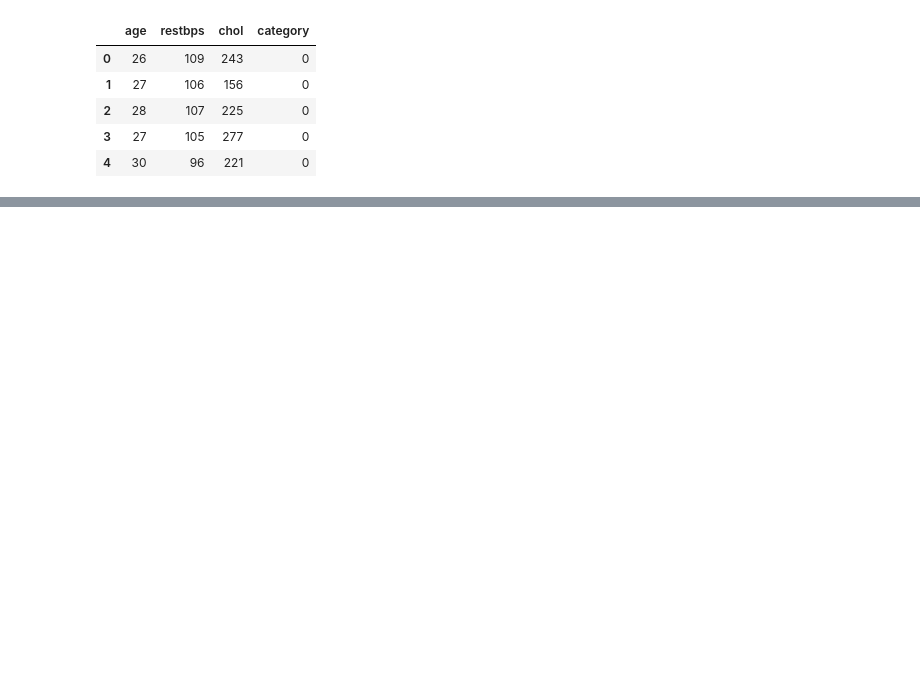
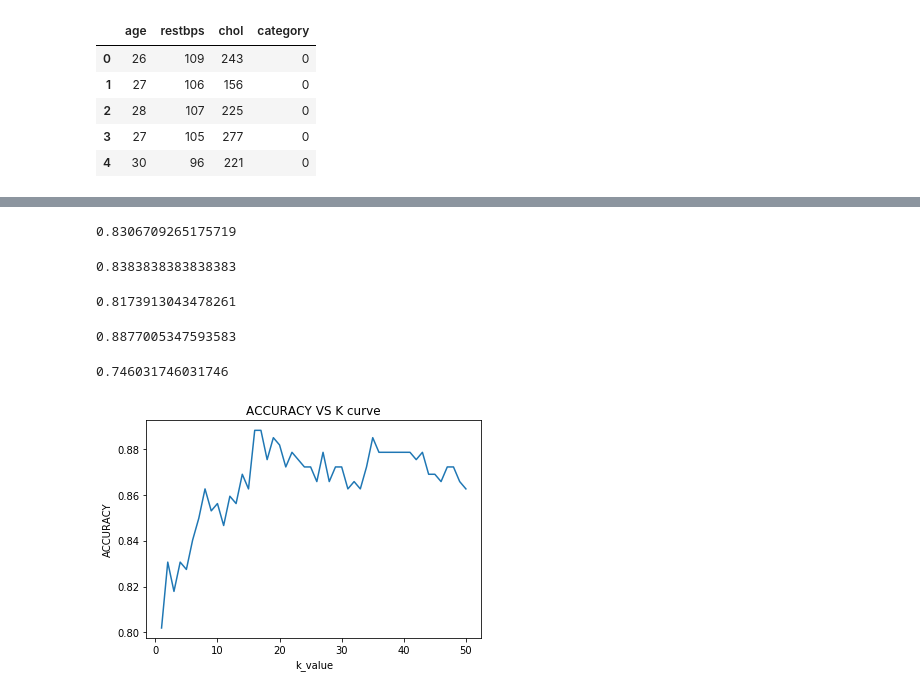
Before and after one commit to varundesai10/ELL409_Assignment1, a Jupyter notebook: K_Nearest_Neighbour.ipynb, the cells around one changed output, grey strips where cells are left out. Drawn from its saved outputs; the diff is of its cells as text; code cells hidden in the pictures; blank space fills up the shorter version.

```diff
--- a/K_Nearest_Neighbour.ipynb
+++ b/K_Nearest_Neighbour.ipynb
@@ -26,9 +36,9 @@ X_1 = np.array(X_11[:210, :3])
 no_of_classes = 2;
 # %%
 def euclidean_distance(X_1, X_2):
-    distance_square = np.sum(np.square(X_1 - X_2), axis = 1, keepdims =True)
+    distance_square = np.sum(np.square(X_1 - X_2), axis = 0, keepdims =True)
 
-    return math.sqrt(distance)
+    return math.sqrt(distance_square)
 # %%
 # Locate the most similar k neighbors
 def get_neighbors(X_train, X, k):
@@ -53,3 +63,9 @@ def predict_regression(X_train, X, k):
     output_values = [row[-1] for row in k_neighbors]
     prediction = sum(output_values) / float(len(output_values))
     return prediction
+# %%
+#computing accuracy on test data.
+C = np.zeros((2,2)) #[[]]
+for i in range((X_test.shape[0])):
+    y_pred = predict_classification(X_train, X_test[i], 4)
+    C[y_pred, Y_test[i]] += 1
@@ -55,0 +77,51 @@ def predict_regression(X_train, X, k):
+# %%
+acc = (C[0,0] + C[1,1])/np.sum(C)
+print(acc)
+# %% [output]
+0.8306709265175719
+# %%
+neg_predictivity = (C[0,0])/(C[0,0] + C[0,1])
+neg_predictivity
+# %% [output]
+0.8383838383838383
+# %%
+precision = (C[1,1])/(C[1,0] + C[1,1])
+precision
+# %% [output]
+0.8173913043478261
+# %%
+Recall = (C[0,0])/(C[0,0] + C[1,0])
+Recall
+# %% [output]
+0.8877005347593583
+# %%
+Specificity = (C[1,1])/(C[0,1] + C[1,1])
+Specificity
+# %% [output]
+0.746031746031746
+# %%
+from tqdm import tqdm
+Precision = []
+Recall = []
+ACC = []
+F1_score = []
+kk = range(1,300)
+for k in tqdm(range(1,300)):
+    C = np.zeros((2,2)) #[[]]
+    for i in range((X_test.shape[0])):
+        y_pred = predict_classification(X_train, X_test[i], k)
+        C[y_pred, Y_test[i]] += 1
+    acc = (C[0,0] + C[1,1])/np.sum(C)
+    pr = C[1,1]/(C[1,1] + C[0,1])
+    rec = C[1,0]/(C[1,0] + C[0,0])
+    f1 = 2*(pr*rec)/(pr + rec)
+    Precision.append(pr)
+    Recall.append(rec)
+    F1_score.append(f1)
+    ACC.append(acc)
+#plt.xlabel('False Positive Rate'); plt.ylabel('True Positive Rate'); plt.title('ROC curve');
+# %%
+plt.plot(kk[:50], ACC[:50], '-')
+plt.xlabel('k_value'); plt.ylabel('ACCURACY'); plt.title('ACCURACY VS K curve');
+# %% [output]
+[figure, added]
```
Also changed, not shown: parts of 8 cells of this notebook, 2 other files.
